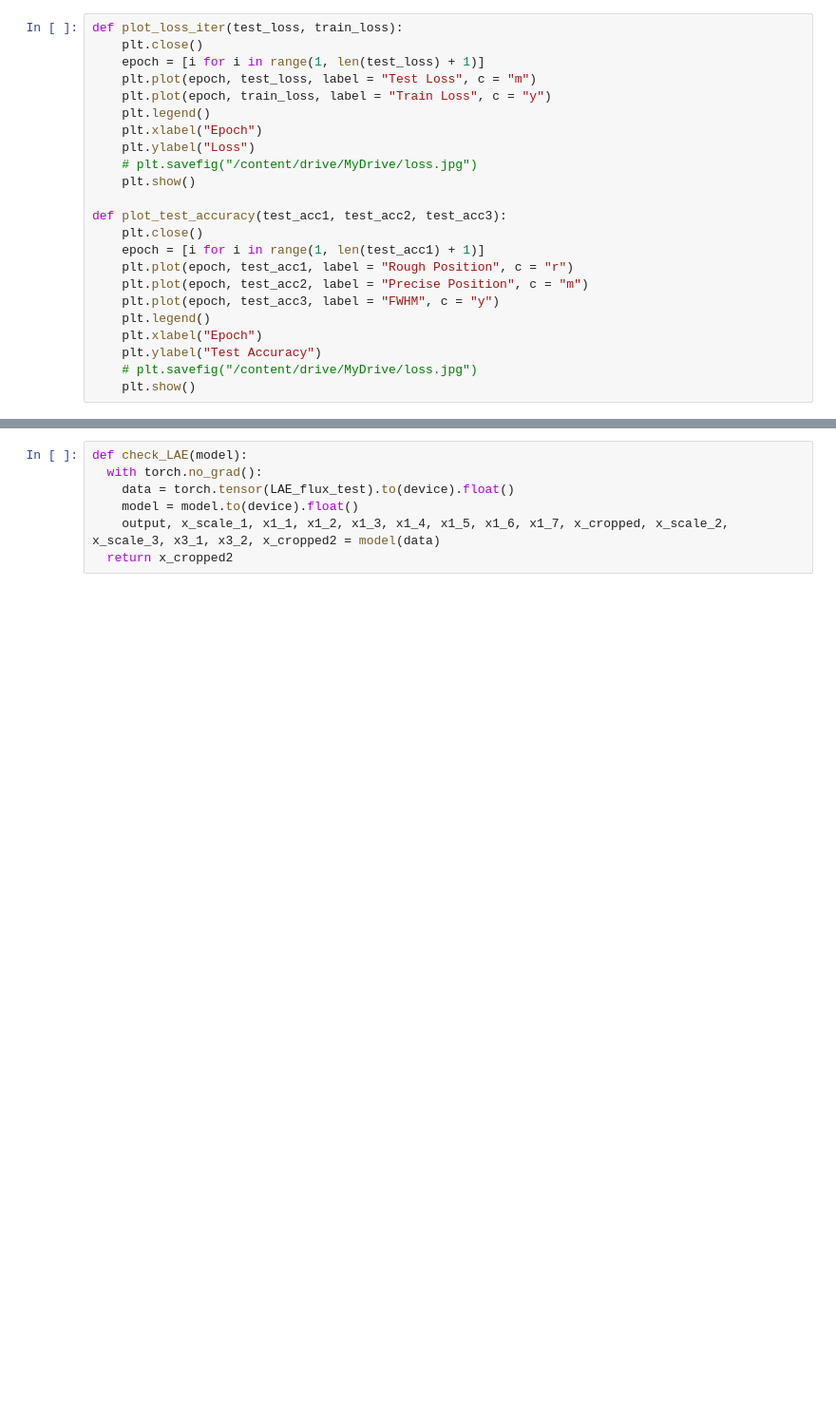
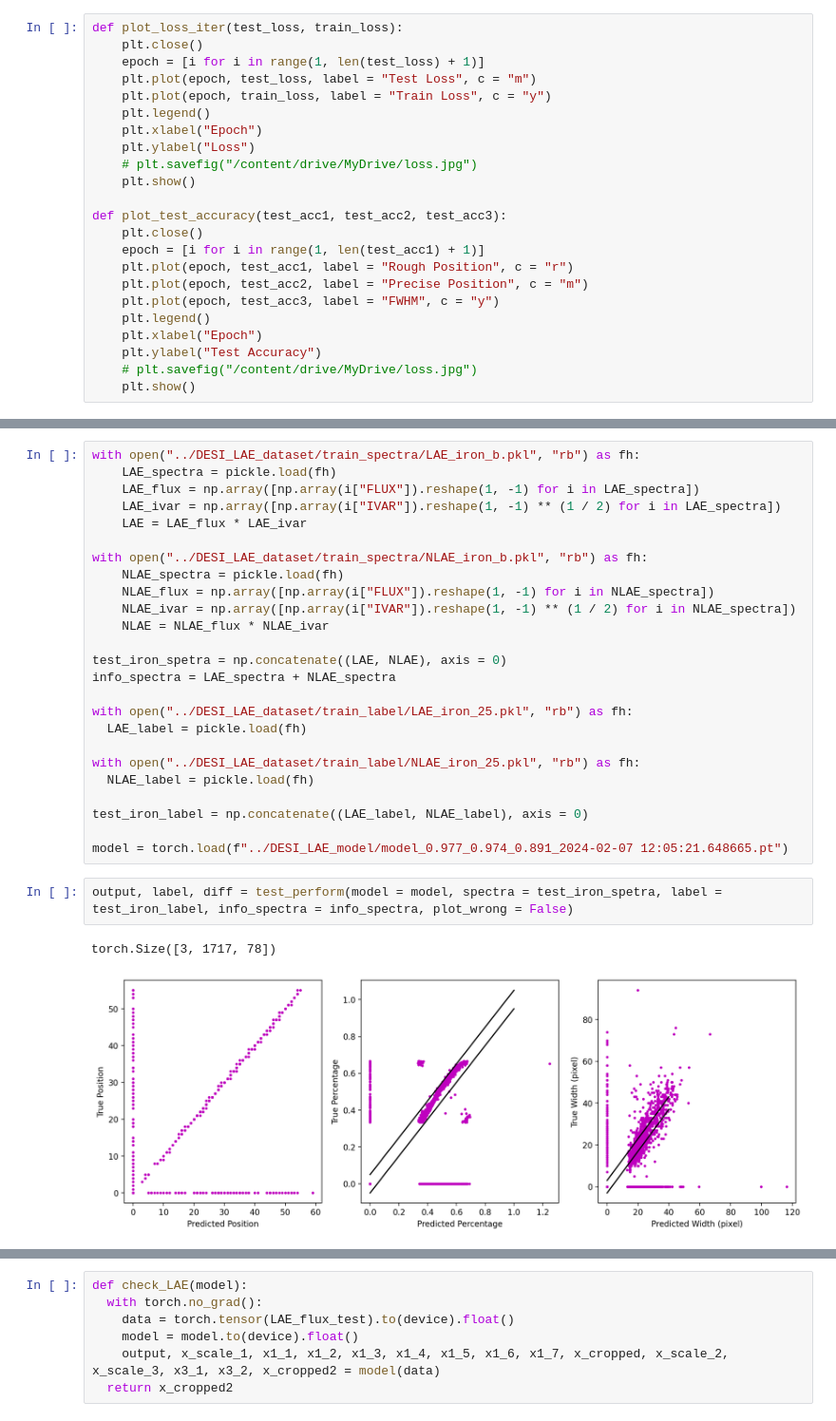
Before and after one commit to zrk-dreamer/DESI_LAE, a Jupyter notebook: All_in_one_Model_noise_included.ipynb, the cells around one changed output, grey strips where cells are left out. Shown: that part at 95% size. Cells and saved outputs as stored; diff of their text form; blank space fills up the shorter version.

Commit message:
training

```diff
--- a/All_in_one_Model_noise_included.ipynb
+++ b/All_in_one_Model_noise_included.ipynb
@@ -647,0 +639,30 @@ def test_metrics(model, plot_wrong = False):
+# %%
+with open("../DESI_LAE_dataset/train_spectra/LAE_iron_b.pkl", "rb") as fh:
+    LAE_spectra = pickle.load(fh)
+    LAE_flux = np.array([np.array(i["FLUX"]).reshape(1, -1) for i in LAE_spectra])
+    LAE_ivar = np.array([np.array(i["IVAR"]).reshape(1, -1) ** (1 / 2) for i in LAE_spectra])
+    LAE = LAE_flux * LAE_ivar
+
+with open("../DESI_LAE_dataset/train_spectra/NLAE_iron_b.pkl", "rb") as fh:
+    NLAE_spectra = pickle.load(fh)
+    NLAE_flux = np.array([np.array(i["FLUX"]).reshape(1, -1) for i in NLAE_spectra])
+    NLAE_ivar = np.array([np.array(i["IVAR"]).reshape(1, -1) ** (1 / 2) for i in NLAE_spectra])
+    NLAE = NLAE_flux * NLAE_ivar
+
+test_iron_spetra = np.concatenate((LAE, NLAE), axis = 0)
+info_spectra = LAE_spectra + NLAE_spectra
+
+with open("../DESI_LAE_dataset/train_label/LAE_iron_25.pkl", "rb") as fh:
+  LAE_label = pickle.load(fh)
+
+with open("../DESI_LAE_dataset/train_label/NLAE_iron_25.pkl", "rb") as fh:
+  NLAE_label = pickle.load(fh)
+
+test_iron_label = np.concatenate((LAE_label, NLAE_label), axis = 0)
+
+model = torch.load(f"../DESI_LAE_model/model_0.977_0.974_0.891_2024-02-07 12:05:21.648665.pt")
+# %%
+output, label, diff = test_perform(model = model, spectra = test_iron_spetra, label = test_iron_label, info_spectra = info_spectra, plot_wrong = False)
+# %% [output]
+torch.Size([3, 1717, 78])
+[figure, added]
```
Also changed, not shown: parts of 7 cells of this notebook, 1 other file.
